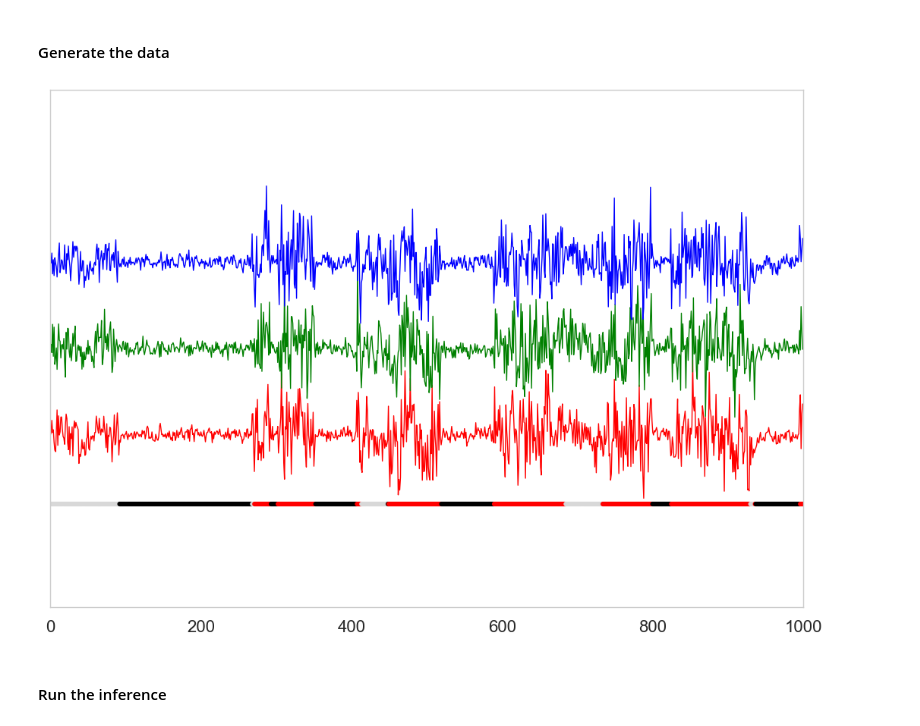
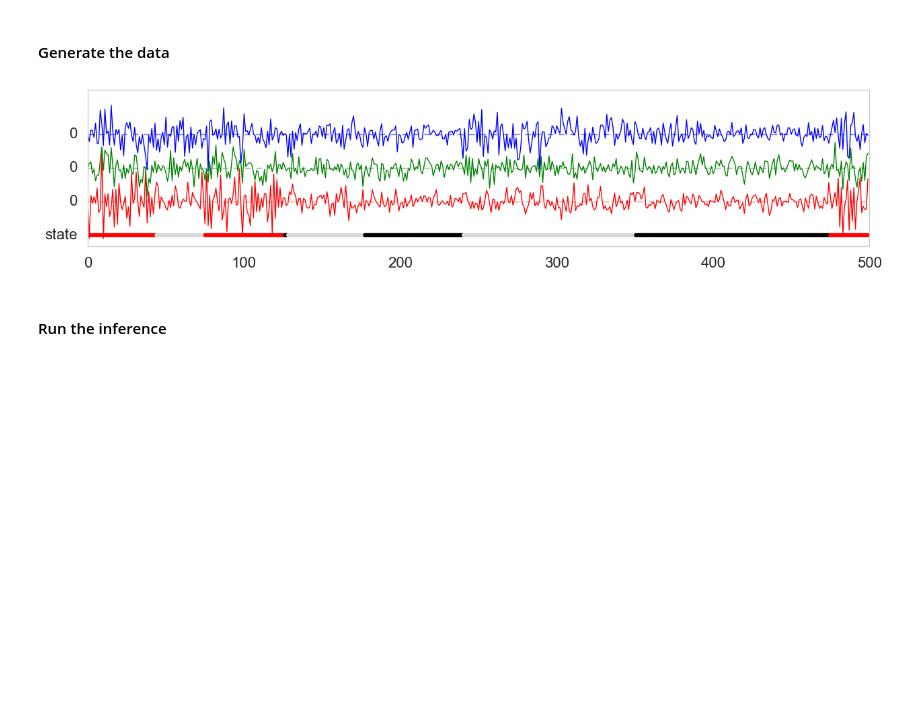
Before and after one commit to NickHoernle/mit-bayesian-inference, a Jupyter notebook: project/notebooks/sticky-HDP-HMM-testing.ipynb, the cells around one changed output. Drawn from its saved outputs; the diff is of its cells as text; code cells hidden in the pictures; blank space fills up the shorter version.

```diff
--- a/project/notebooks/sticky-HDP-HMM-testing.ipynb
+++ b/project/notebooks/sticky-HDP-HMM-testing.ipynb
@@ -143,34 +118,41 @@ plt.grid(False)
 #### Generate the data
 # %%
 def generateTransitionMatrix(dim):
-    A = np.random.dirichlet(10*np.ones(dim), size=3).T * np.random.beta(8,5) #+ 40*np.eye(dim) + 40*waterfall
+    A = stats.matrix_normal(mean=np.zeros(shape=(dim, dim)), rowcov=0.25, colcov=0.25).rvs()  #+ 40*np.eye(dim) + 40*waterfall
     return A
 
 def generateCovMatrix(dim, M, scale, reg):
-    noise_cov = scale*(stats.matrix_normal(M, rowcov=1, colcov=1).rvs()+reg*np.eye(dim))/(reg+5)
+    noise_cov = scale*stats.invwishart(scale=10*np.eye(3), df=10).rvs()
     return noise_cov
+
 
 Y = np.array([0,0,0]) # there are three observables
 dim = 3
 
-length = 1000
-chain_params = [{"A": generateTransitionMatrix(dim), "sigma": generateCovMatrix(3, np.zeros(shape=(dim, dim)),.1 ,5)},
-                {"A": generateTransitionMatrix(dim), "sigma": generateCovMatrix(3, np.zeros(shape=(dim, dim)),1 ,5)},
-                {"A": generateTransitionMatrix(dim), "sigma": generateCovMatrix(3, np.zeros(shape=(dim, dim)),4 ,5)}]
+length = 500
+chain_params = [{"A": generateTransitionMatrix(dim), "sigma": generateCovMatrix(3, np.zeros(shape=(dim, dim)),1 ,5)},
+                {"A": generateTransitionMatrix(dim), "sigma": generateCovMatrix(3, np.zeros(shape=(dim, dim)),2 ,5)},
+                {"A": generateTransitionMatrix(dim), "sigma": generateCovMatrix(3, np.zeros(shape=(dim, dim)),5 ,5)}]
 
-res = gen.generate_data_nD(dim=3, num_chains=len(chain_params), length=length, switch_prob=0.05, chain_params=chain_params)
+res = gen.generate_data_nD(dim=3, num_chains=len(chain_params), length=length, switch_prob=0.02, chain_params=chain_params)
 chains, Y = res['chains'], res['Y']
 
+plt.figure(figsize=(15,3))
+
 plt.plot(Y[:,0], lw=1, c='r')
-plt.plot(Y[:,1] + 5, lw=1, c='g')
-plt.plot(Y[:,2] + 10, lw=1, c='b')
+plt.plot(np.ones_like(Y[:,0])*0, lw=1, c='r', alpha=0.5, ls='--')
+plt.plot(Y[:,1] + 7.5, lw=1, c='g')
+plt.plot(np.ones_like(Y[:,0])*7.5, lw=1, c='g', alpha=0.5, ls='--')
+plt.plot(Y[:,2] + 15, lw=1, c='b')
+plt.plot(np.ones_like(Y[:,0])*15, lw=1, c='b', alpha=0.5, ls='--')
 
-plt.scatter(np.linspace(0,len(chains),num=len(chains)), -4*np.ones_like(chains), c=[c[i] for i in chains], lw=0)
+plt.scatter(np.linspace(0,len(chains),num=len(chains)), -7.5*np.ones_like(chains), c=[c[i] for i in chains], lw=0)
 plt.xlim([0,len(chains)])
-plt.yticks([])
+plt.yticks([-7.5,0,7.5,15],('state','0','0','0'))
+
 plt.grid(False)
 # %% [output]
-[figure, old version]
+[figure, new version]
 # %% [markdown]
 #### Run the inference
 # %%
```
Also changed, not shown: parts of 27 cells of this notebook, 3 other files.
